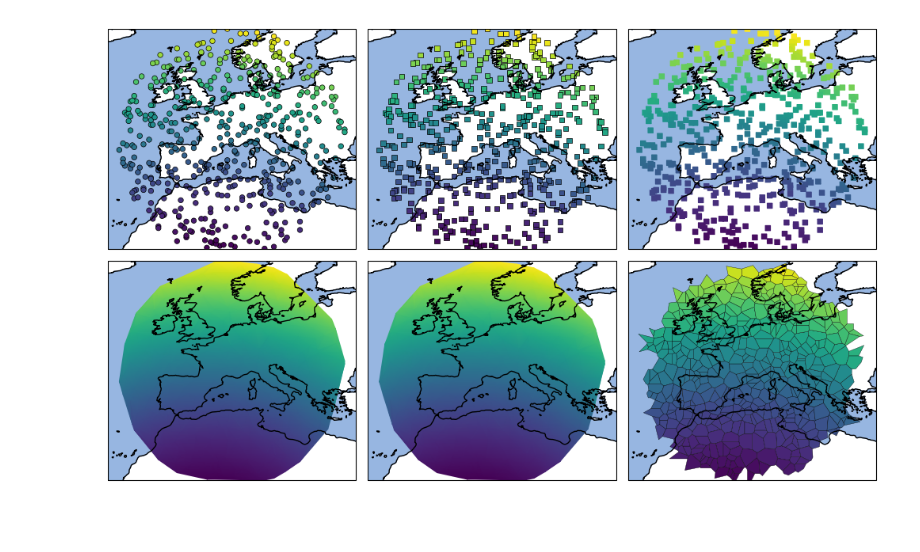
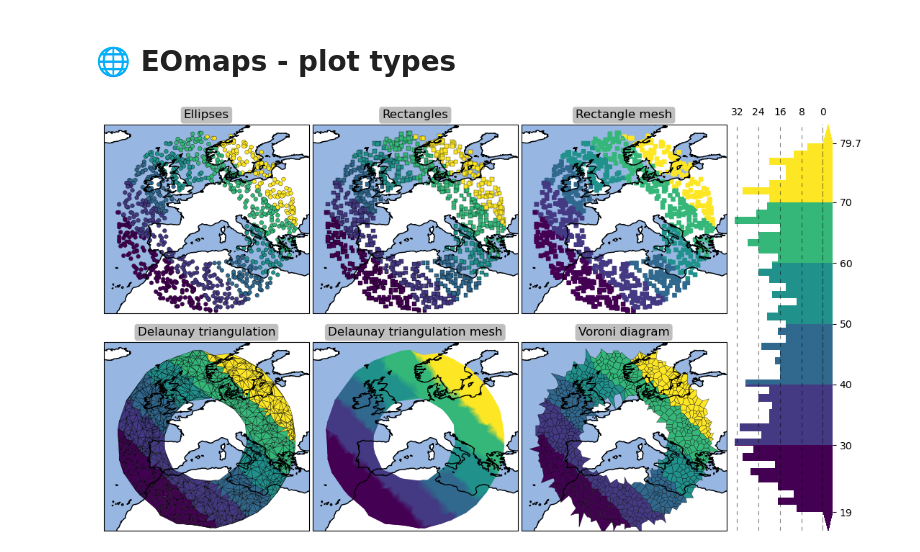
Before and after one commit to raphaelquast/EOmaps, a Jupyter notebook: examples/Plot_types.ipynb, the cells around one changed output. Drawn from its saved outputs; the diff is of its cells as text; code cells hidden in the pictures; blank space fills up the shorter version.

Commit message:
update image and notebook

```diff
--- a/examples/Plot_types.ipynb
+++ b/examples/Plot_types.ipynb
@@ -1,3 +1,5 @@
+# %% [markdown]
+# 🌐 EOmaps - plot types
 # %%
 import sys
 sys.path.append("..")
@@ -11,44 +20,55 @@ from cartopy import crs as ccrs
+# %%
+lon, lat = np.linspace(-180, 180, 1000), np.linspace(-90, 90, 1000)
+lon, lat = np.meshgrid(lon, lat)
+
+clon, clat = 5, 44
+r_inner, r_outer = 10, 22
+mask = (np.sqrt((lon - clon)**2 + (lat - clat)**2) <= r_outer) & (np.sqrt((lon - clon)**2 + (lat - clat)**2) >= r_inner)
+lon, lat = lon[mask], lat[mask]
+
+data = np.round(lon + lat, 1)
+df = pd.DataFrame(dict(lon=lon.flat, lat=lat.flat, data=data.flat))
+
+usedata = df.sample(1000)
 # %%
-lon, lat = np.linspace(-180, 180, 1000), np.linspace(-90, 90, 1000)
-lon, lat = np.meshgrid(lon, lat)
-
-clon, clat = 5, 44
-mask = np.sqrt((lon - clon)**2 + (lat - clat)**2) < 22
-lon, lat = lon[mask], lat[mask]
-
-data = lon**2 + lat**2
-df = pd.DataFrame(dict(lon=lon.flat, lat=lat.flat, data=data.flat))
-
-usedata = df.sample(500)
-
-f = plt.figure(figsize=(10, 6))
+f = plt.figure(figsize=(11, 6))
 f.canvas.header_visible = False
-
-gs = GridSpec(2, 3)
+f.canvas.footer_visible = False
+gs = GridSpec(2, 4, width_ratios=(1,1,1,.5))
+gs.update(hspace=0.15, wspace=0.02, left=0.01, right=0.93, bottom=0.01, top=0.95)
 
 m = Maps()
 m.set_data(data=usedata, xcoord="lon", ycoord="lat", parameter="data", crs=4326)
-m.set_plot_specs(plot_epsg=4326, title="")
+m.set_classify_specs(scheme=m.classify_specs.SCHEMES.UserDefined, bins=np.arange(30, 80, 10))
+m.set_plot_specs(plot_epsg=4326, title="", histbins=50)
 
 m.set_plot_specs(shape="ellipses", radius=.5)
-m.plot_map(f_gridspec=[f, gs[0, 0]], edgecolor="k", linewidth=0.5,orientation="horizontal", colorbar=False, coastlines=True)
+m.plot_map(f_gridspec=[f, gs[0, 0]], edgecolor="k", linewidth=0.25,orientation="horizontal", colorbar=False, coastlines=True)
+addtitle(m, "Ellipses")
 
 m.set_plot_specs(shape="rectangles")
-m.plot_map(f_gridspec=[f, gs[0, 1]], edgecolor="k", linewidth=0.5,orientation="horizontal", colorbar=False, coastlines=True)
+m.plot_map(f_gridspec=[f, gs[0, 1]], edgecolor="k", linewidth=0.25,orientation="horizontal", colorbar=False, coastlines=True)
+addtitle(m, "Rectangles")
 
 m.set_plot_specs(shape="trimesh_rectangles")
 m.plot_map(f_gridspec=[f, gs[0, 2]], orientation="horizontal", colorbar=False, coastlines=True)
+addtitle(m, "Rectangle mesh")
 
-m.set_plot_specs(shape="delauney_triangulation_masked")
-m.plot_map(f_gridspec=[f, gs[1, 0]], orientation="horizontal", colorbar=False, coastlines=True)
+m.set_plot_specs(shape="delauney_triangulation_flat_masked", radius=1.1)
+m.plot_map(f_gridspec=[f, gs[1, 0]], edgecolor="k", linewidth=0.25, orientation="horizontal", colorbar=False, coastlines=True)
+addtitle(m, "Delaunay triangulation")
 
-m.set_plot_specs(shape="delauney_triangulation_flat")
-m.plot_map(f_gridspec=[f, gs[1, 1]], edgecolor="k", linewidth=0.5, orientation="horizontal", colorbar=False, coastlines=True)
+m.set_plot_specs(shape="delauney_triangulation_masked", radius=1.1)
+m.plot_map(f_gridspec=[f, gs[1, 1]], orientation="horizontal", colorbar=False, coastlines=True)
+addtitle(m, "Delaunay triangulation mesh")
 
-m.set_plot_specs(shape="voroni", radius=1)
-m.plot_map(f_gridspec=[f, gs[1, 2]], edgecolor="k", linewidth=0.25, orientation="horizontal", colorbar=False, coastlines=True)
+m.set_plot_specs(shape="voroni", radius=1.1)
+x = m.plot_map(f_gridspec=[f, gs[1, 2]], edgecolor="k", linewidth=0.25, orientation="horizontal", colorbar=False, coastlines=True)
+addtitle(m, "Voroni diagram")
 
-f.tight_layout()
-_ = m.add_callback("annotate")
+for ax in f.axes:
+    ax.set_extent((lon.min() - 0.5, lon.max() + 0.5, lat.min() - 0.5, lat.max() + 0.5))
+
+m.add_colorbar(gs[:,-1])
 # %% [output]
-[figure, old version]
+[figure, new version]
```
Also changed, not shown: parts of 1 cell of this notebook, 1 other file.
